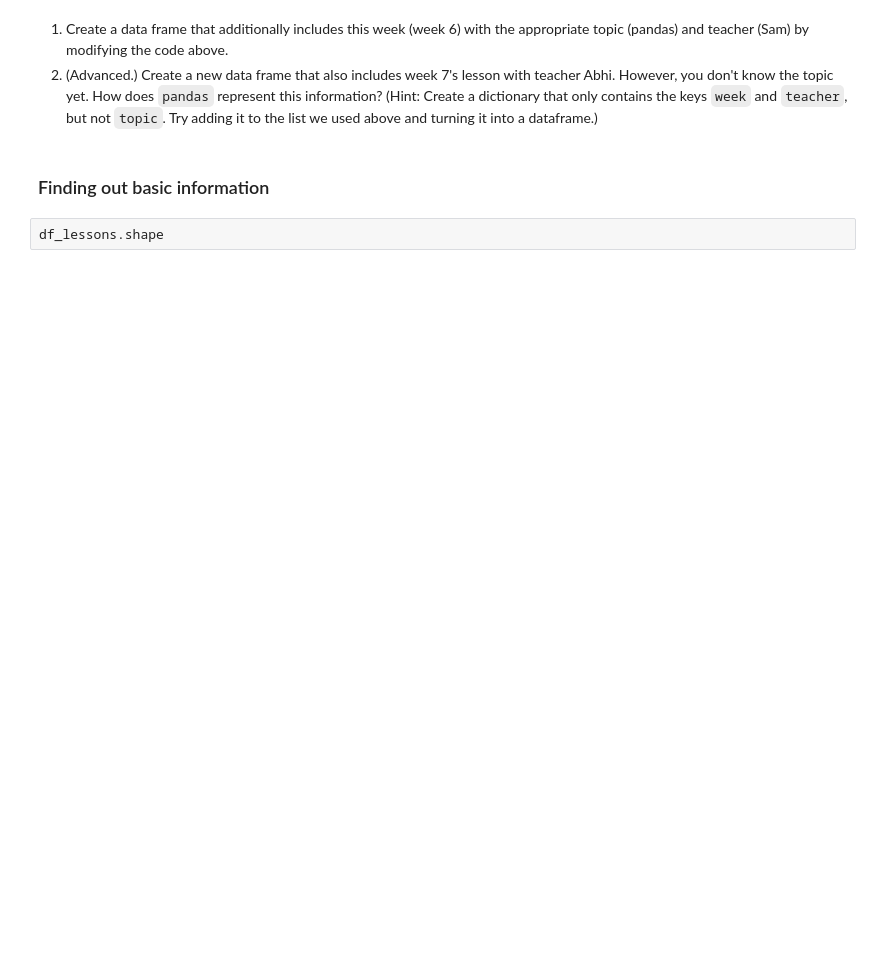
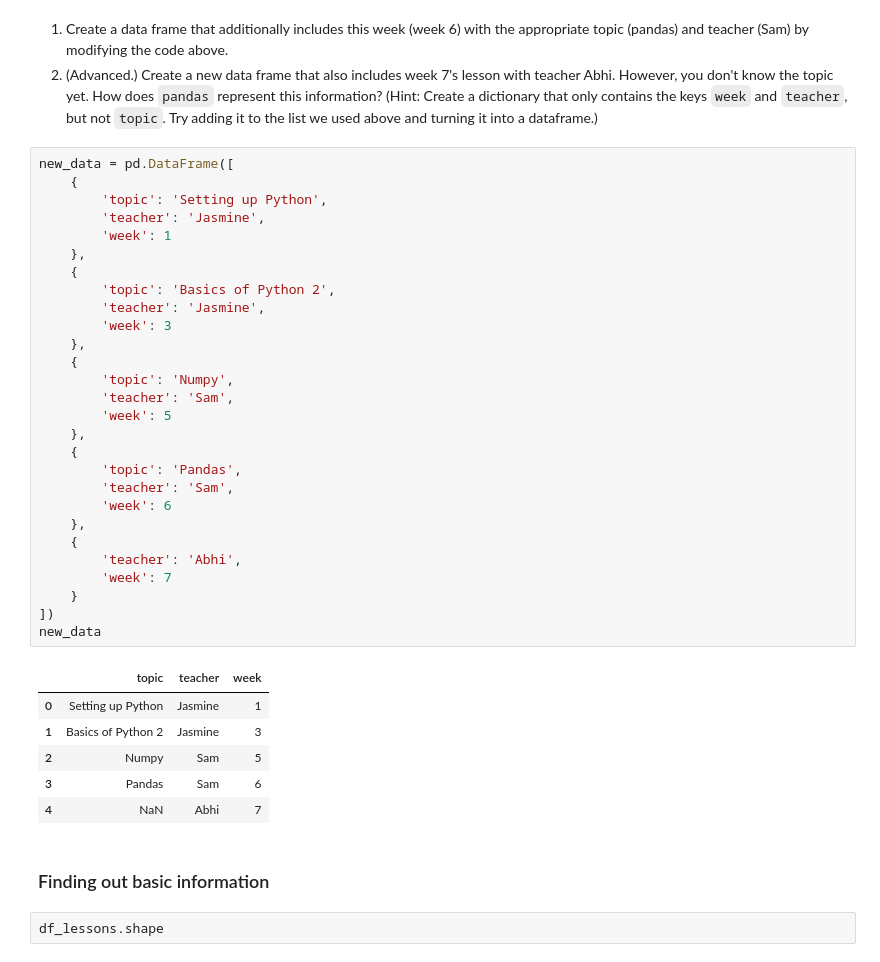
Before and after one commit to GarciaFrankie/IntroPython, a Jupyter notebook: week_6/pfn-6.ipynb, the cells around one changed output. Drawn from its saved outputs; the diff is of its cells as text; blank space fills up the shorter version.

```diff
--- a/week_6/pfn-6.ipynb
+++ b/week_6/pfn-6.ipynb
@@ -73,6 +97,41 @@ df_lessons = pd.DataFrame([
 # %% [markdown]
 1. Create a data frame that additionally includes this week (week 6) with the appropriate topic (pandas) and teacher (Sam) by modifying the code above.
 2. (Advanced.) Create a new data frame that also includes week 7's lesson with teacher Abhi. However, you don't know the topic yet. How does `pandas` represent this information? (Hint: Create a dictionary that only contains the keys `week` and `teacher`, but not `topic`. Try adding it to the list we used above and turning it into a dataframe.)
+# %%
+new_data = pd.DataFrame([
+    {
+        'topic': 'Setting up Python',
+        'teacher': 'Jasmine',
+        'week': 1
+    },
+    {
+        'topic': 'Basics of Python 2',
+        'teacher': 'Jasmine',
+        'week': 3
+    },
+    {
+        'topic': 'Numpy',
+        'teacher': 'Sam',
+        'week': 5
+    },
+    {
+        'topic': 'Pandas',
+        'teacher': 'Sam',
+        'week': 6
+    },
+    {
+        'teacher': 'Abhi',
+        'week': 7
+    }
+])
+new_data
+# %% [output]
+|  | topic | teacher | week |
+| 0 | Setting up Python | Jasmine | 1 |
+| 1 | Basics of Python 2 | Jasmine | 3 |
+| 2 | Numpy | Sam | 5 |
+| 3 | Pandas | Sam | 6 |
+| 4 | NaN | Abhi | 7 |
 # %% [markdown]
 ### Finding out basic information
 # %%
```
Also changed, not shown: parts of 39 cells of this notebook, 1 other file.
